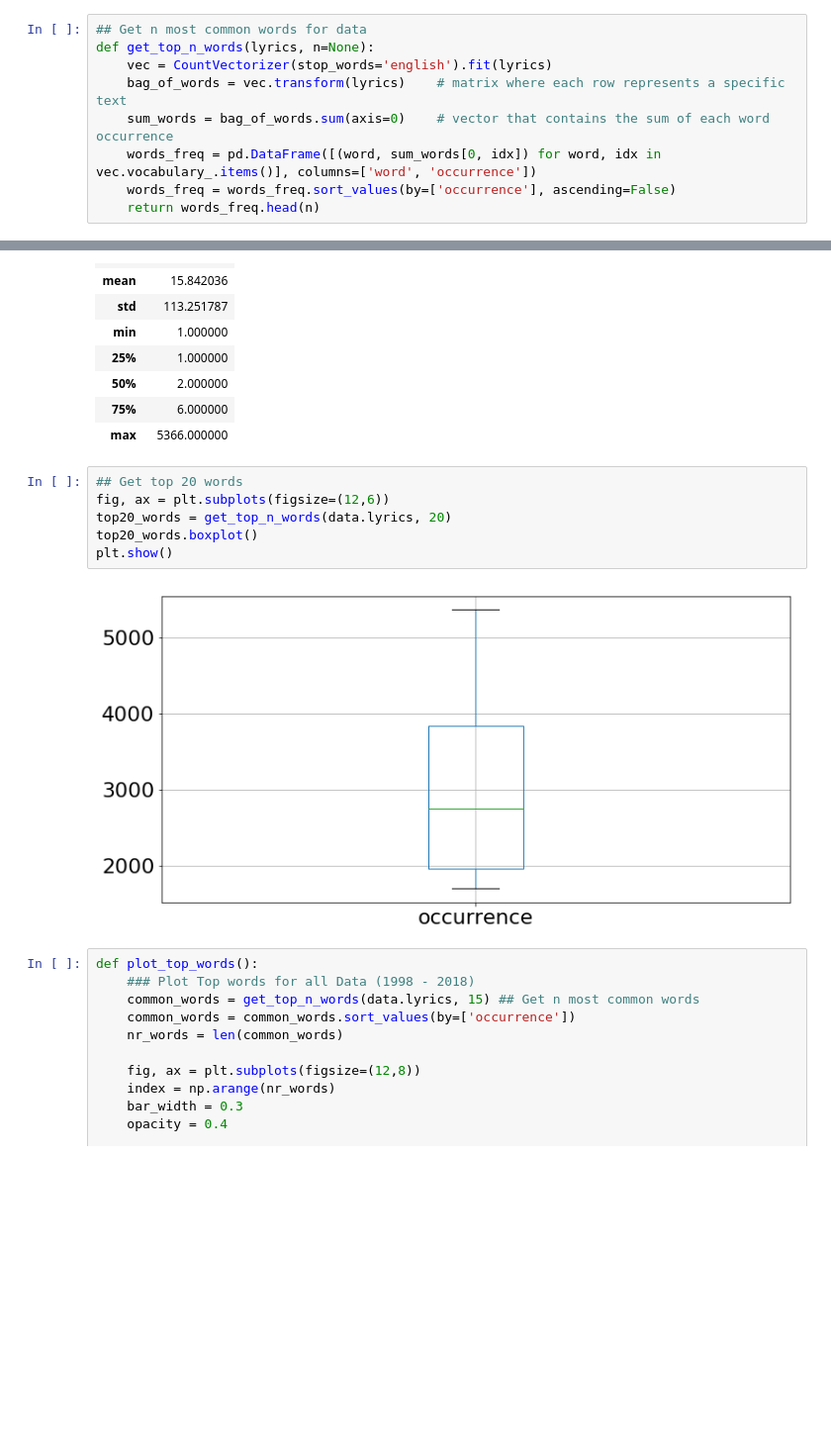
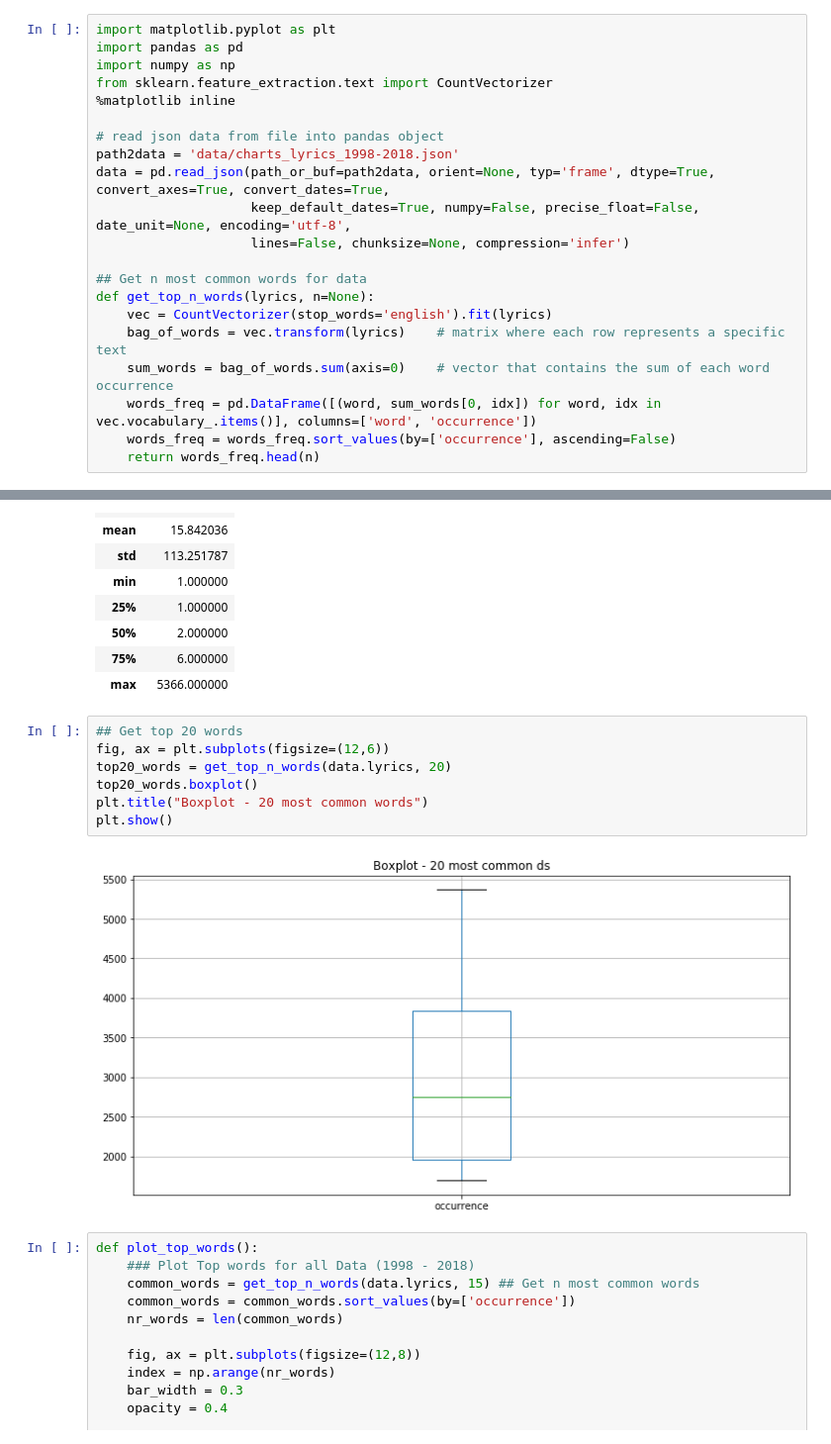
Before and after one commit to widmerin/LyricsAnalyzer, a Jupyter notebook: DataStorySlides.ipynb, the cells around one changed output, grey strips where cells are left out. Shown at 99% size. Cells and saved outputs as stored; diff of their text form; blank space fills up the shorter version.

```diff
--- a/DataStorySlides.ipynb
+++ b/DataStorySlides.ipynb
@@ -18,4 +28,16 @@ IFrame(src='https://lyrics.ovh/', width=700, height=300)
 # %%
+import matplotlib.pyplot as plt
+import pandas as pd
+import numpy as np
+from sklearn.feature_extraction.text import CountVectorizer
+%matplotlib inline
+
+# read json data from file into pandas object
+path2data = 'data/charts_lyrics_1998-2018.json'
+data = pd.read_json(path_or_buf=path2data, orient=None, typ='frame', dtype=True, convert_axes=True, convert_dates=True,
+                    keep_default_dates=True, numpy=False, precise_float=False, date_unit=None, encoding='utf-8',
+                    lines=False, chunksize=None, compression='infer')
+
 ## Get n most common words for data
 def get_top_n_words(lyrics, n=None):
     vec = CountVectorizer(stop_words='english').fit(lyrics)
@@ -44,11 +66,12 @@ All words:
 # %%
 ## Get top 20 words
 fig, ax = plt.subplots(figsize=(12,6))
 top20_words = get_top_n_words(data.lyrics, 20)
 top20_words.boxplot()
+plt.title("Boxplot - 20 most common words")
 plt.show()
 # %% [output]
-[figure, old version]
+[figure, new version]
 # %%
 def plot_top_words():
     ### Plot Top words for all Data (1998 - 2018)
```
Also changed, not shown: parts of 5 cells of this notebook.
